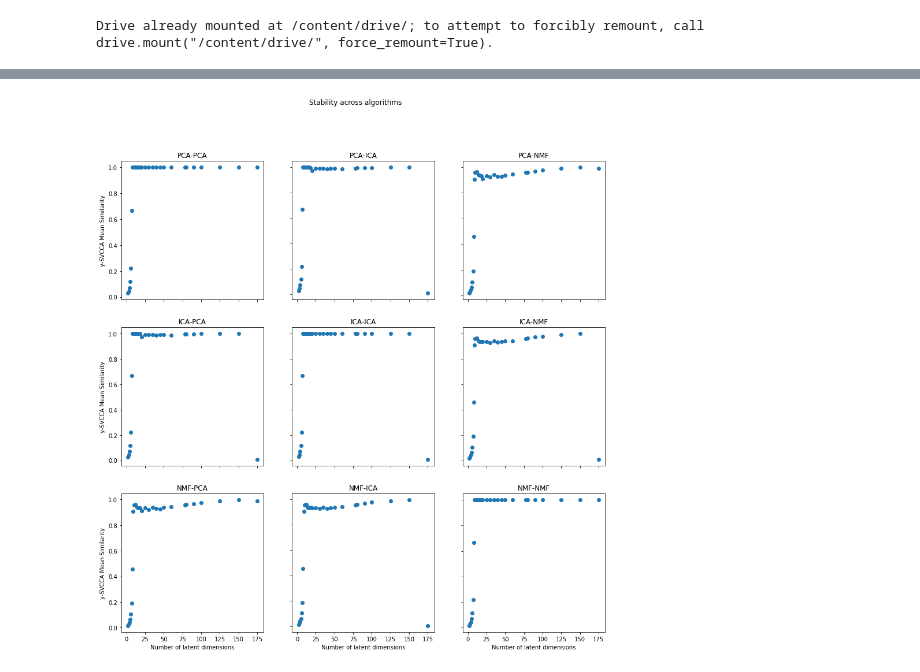
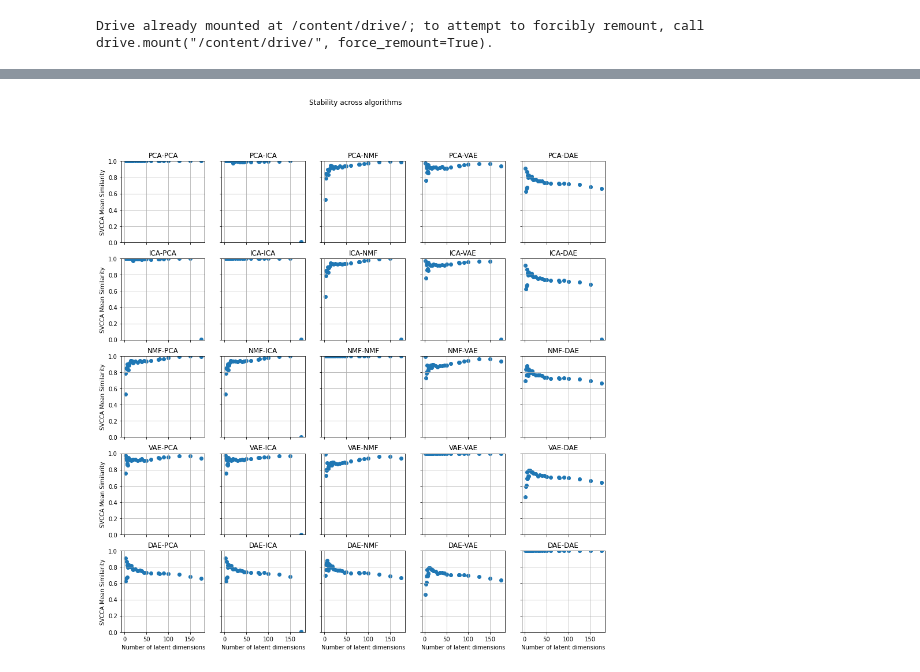
Before and after one commit to sowmyamanojna/PCOS-Gene-Expression-Data-Analysis, a Jupyter notebook: codes/stability/analyse_stability_within_z.ipynb, the cells around one changed output, grey strips where cells are left out. Cells and saved outputs as stored; diff of their text form; code cells hidden in the pictures.

Commit message:
stability code and plots modified

```diff
--- a/codes/stability/analyse_stability_within_z.ipynb
+++ b/codes/stability/analyse_stability_within_z.ipynb
@@ -133,13 +40,0 @@ def get_cost_reconstruction(X, model, k_list=k_list):
-# %%
-model_list = ["pca", "ica", "nmf"]
-bce_loss = []
-l2_error = []
-reconstruction_list = {}
-
-X = common_norm_df[common_norm_df.columns[1:-1]].to_numpy()
-
-for model in model_list:
-    bce, l2, output = get_cost_reconstruction(X, model)
-    bce_loss.append(bce)
-    l2_error.append(l2)
-    reconstruction_list[model] = output
@@ -150,9 +41,3 @@ Calculating Reconstruction Error for: NMF
-# %%
-z_dict = {}
-for k in k_list:
-  z_dict[k] = {}
-  for algo in model_list:
-    z_dict[k][algo] = reconstruction_list[algo][k]
 # %%
 num_cca_trials = 5
 epsilon = 1e-6
@@ -338,6 +223,23 @@ def get_svcca_across_algorithm_stability(z_dict, algorithms, threshold=0.98):
         "svcca_mean_similarity",
     ]
     return pd.DataFrame(output_list, columns=out_cols)
+# %%
+f1 = open('/content/drive/MyDrive/aacb_project/datasets/z_dict_vae.p', 'rb')
+vae_z_dict = pkl.load(f1)
+f1.close()
+
+f2 = open('/content/drive/MyDrive/aacb_project/datasets/z_dict_dae.p', 'rb')
+dae_z_dict = pkl.load(f2)
+f2.close()
+
+f3 = open('/content/drive/MyDrive/aacb_project/datasets/z_dict_pca_ica_nmf.p', 'rb')
+pca_ica_nmf_z_dict = pkl.load(f3)
+f3.close()
+# %%
+z_dict = {}
+for k in k_list:
+  z_dict[k] = {'vae': vae_z_dict[k], 'dae': dae_z_dict[k], 'pca': pca_ica_nmf_z_dict[k]['pca'],
+                  'ica': pca_ica_nmf_z_dict[k]['ica'], 'nmf': pca_ica_nmf_z_dict[k]['nmf']}
 # %%
 large_svcca_results_list = []
 for z in k_list:
@@ -386,26 +288,28 @@ svcca_results_df.head(10)
 # %%
 num_models = len(model_list)
 
 fig, axs = plt.subplots(num_models, num_models, figsize=(15,15))
 x = k_list[:]
 
 for i in range(num_models):
   alg1 = model_list[i]
   for j in range(num_models):
     alg2 = model_list[j]
     y = svcca_results_df[svcca_results_df["algorithm_1"] == alg1]
     y = y[y["algorithm_2"] == alg2]["svcca_mean_similarity"].values
+    axs[i, j].set_ylim(0,1)
     axs[i, j].scatter(x, y)
     axs[i, j].set_title('{}-{}'.format(alg1.upper(), alg2.upper()))
+    axs[i, j].grid()
 
 for ax in axs.flat:
-    ax.set(xlabel='Number of latent dimensions', ylabel='y-SVCCA Mean Similarity')
+    ax.set(xlabel='Number of latent dimensions', ylabel='SVCCA Mean Similarity')
 
 # Hide x labels and tick labels for top plots and y ticks for right plots.
 for ax in axs.flat:
     ax.label_outer()
 
 plt.suptitle('Stability across algorithms')
 plt.savefig('/content/drive/MyDrive/aacb_project/images/stability_across_algorithms.png')
 # %% [output]
-[figure, old version]
+[figure, new version]
```
Also changed, not shown: parts of 7 cells of this notebook, 9 other files.
